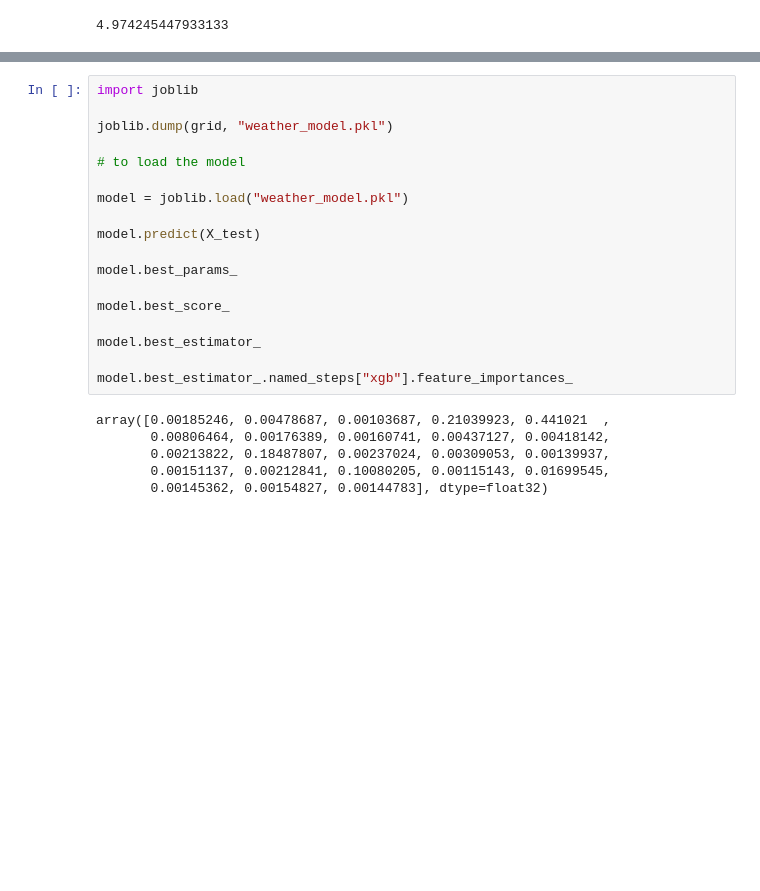
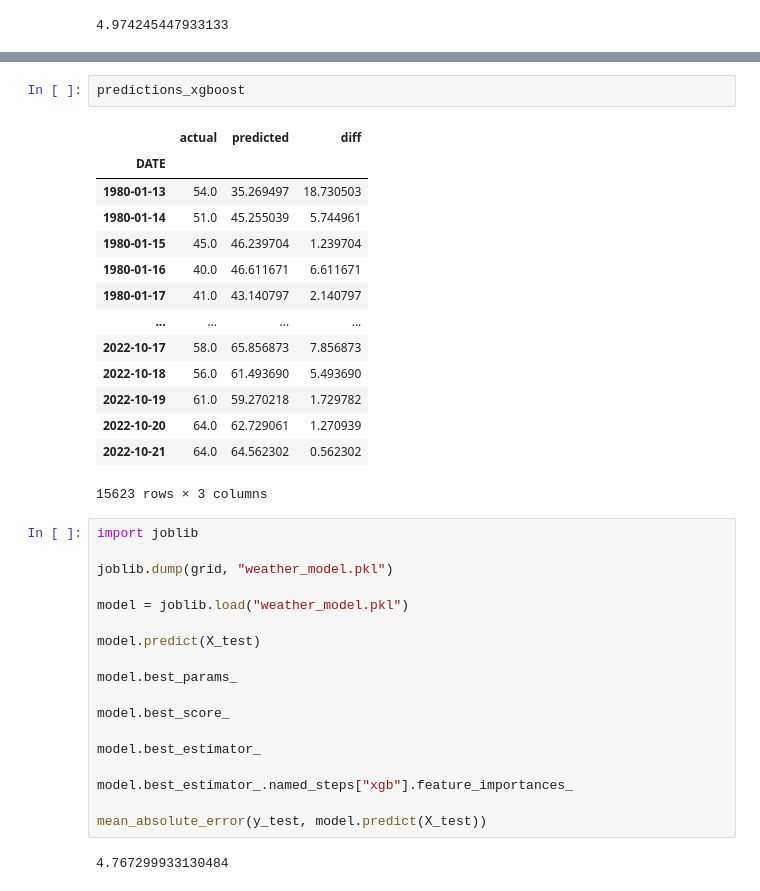
Before and after one commit to oskargawr/weather-predictions, a Jupyter notebook: PredictionsModel/predictive.ipynb, the cells around one changed output, grey strips where cells are left out. Cells and saved outputs as stored; diff of their text form; blank space fills up the shorter version.

```diff
--- a/PredictionsModel/predictive.ipynb
+++ b/PredictionsModel/predictive.ipynb
@@ -200,9 +254,24 @@ mean_absolute_error(y_test, grid.predict(X_test))
+# %%
+predictions_xgboost
+# %% [output]
+|  | actual | predicted | diff |
+| DATE |  |  |  |
+| 1980-01-13 | 54.0 | 35.269497 | 18.730503 |
+| 1980-01-14 | 51.0 | 45.255039 | 5.744961 |
+| 1980-01-15 | 45.0 | 46.239704 | 1.239704 |
+| 1980-01-16 | 40.0 | 46.611671 | 6.611671 |
+| 1980-01-17 | 41.0 | 43.140797 | 2.140797 |
+| ... | ... | ... | ... |
+| 2022-10-17 | 58.0 | 65.856873 | 7.856873 |
+| 2022-10-18 | 56.0 | 61.493690 | 5.493690 |
+| 2022-10-19 | 61.0 | 59.270218 | 1.729782 |
+| 2022-10-20 | 64.0 | 62.729061 | 1.270939 |
+| 2022-10-21 | 64.0 | 64.562302 | 0.562302 |
+15623 rows × 3 columns
 # %%
 import joblib
 
 joblib.dump(grid, "weather_model.pkl")
-
-# to load the model
 
 model = joblib.load("weather_model.pkl")
 
@@ -215,12 +284,10 @@ model.best_score_
 model.best_estimator_
 
 model.best_estimator_.named_steps["xgb"].feature_importances_
+
+mean_absolute_error(y_test, model.predict(X_test))
 # %% [output]
-array([0.00185246, 0.00478687, 0.00103687, 0.21039923, 0.441021  ,
-       0.00806464, 0.00176389, 0.00160741, 0.00437127, 0.00418142,
-       0.00213822, 0.18487807, 0.00237024, 0.00309053, 0.00139937,
-       0.00151137, 0.00212841, 0.10080205, 0.00115143, 0.01699545,
-       0.00145362, 0.00154827, 0.00144783], dtype=float32)
+4.767299933130484
 # %%
 import matplotlib.pyplot as plt
 
```
Also changed, not shown: parts of 19 cells of this notebook, 6 other files.
